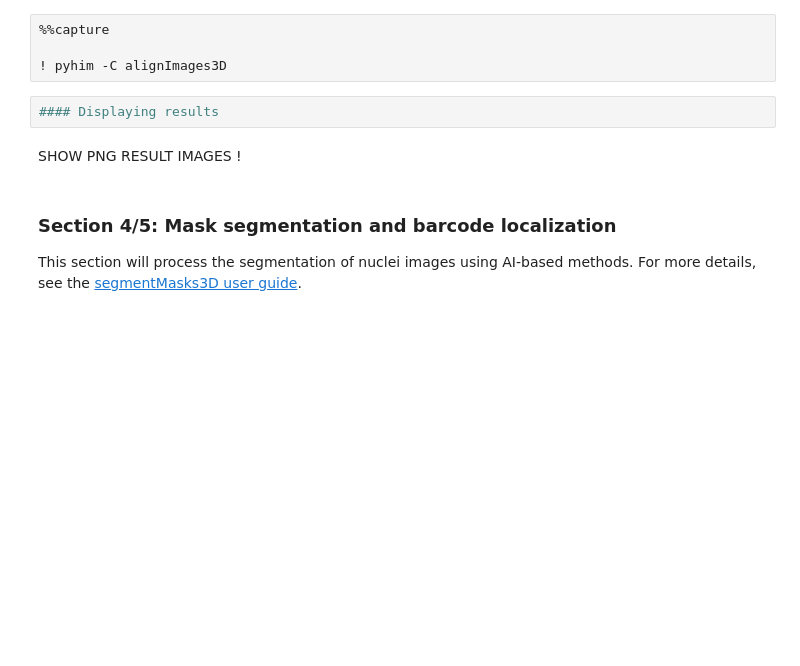
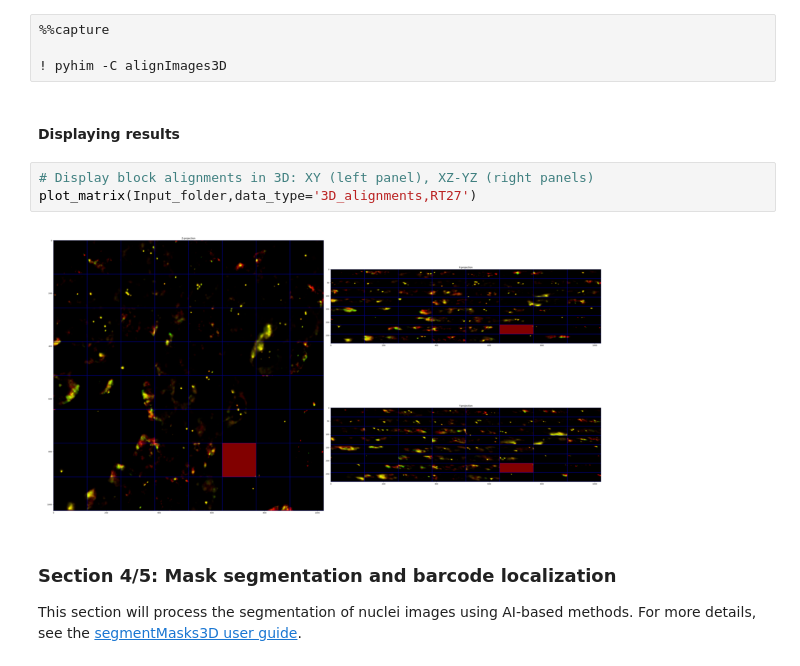
Before and after one commit to marcnol/pyHiM, a Jupyter notebook: notebooks/full_pyHiM_run.ipynb, the cells around one changed output. Drawn from its saved outputs; the diff is of its cells as text; blank space fills up the shorter version.

Commit message:
added display for 3D registrations

```diff
--- a/notebooks/full_pyHiM_run.ipynb
+++ b/notebooks/full_pyHiM_run.ipynb
@@ -143,10 +143,13 @@ This section will try to improve the global 2D registration from the previous mo
 %%capture
 
 ! pyhim -C alignImages3D
-# %%
-#### Displaying results
-# %% [markdown]
-SHOW PNG RESULT IMAGES !
+# %% [markdown]
+#### Displaying results
+# %%
+# Display block alignments in 3D: XY (left panel), XZ-YZ (right panels)
+plot_matrix(Input_folder,data_type='3D_alignments,RT27')
+# %% [output]
+[figure, added]
 # %% [markdown]
 ### Section 4/5: Mask segmentation and barcode localization
 
```
Also changed, not shown: parts of 5 cells of this notebook, 1 other file.
